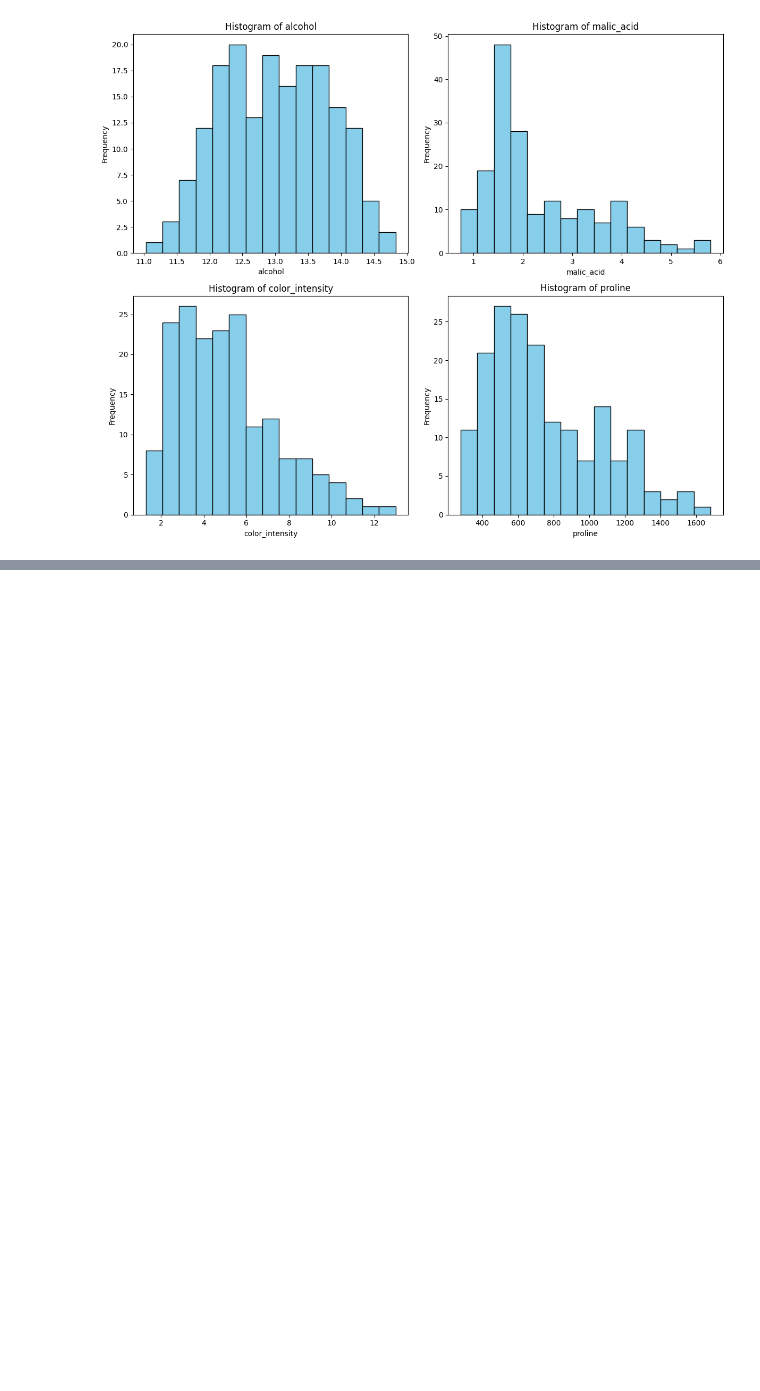
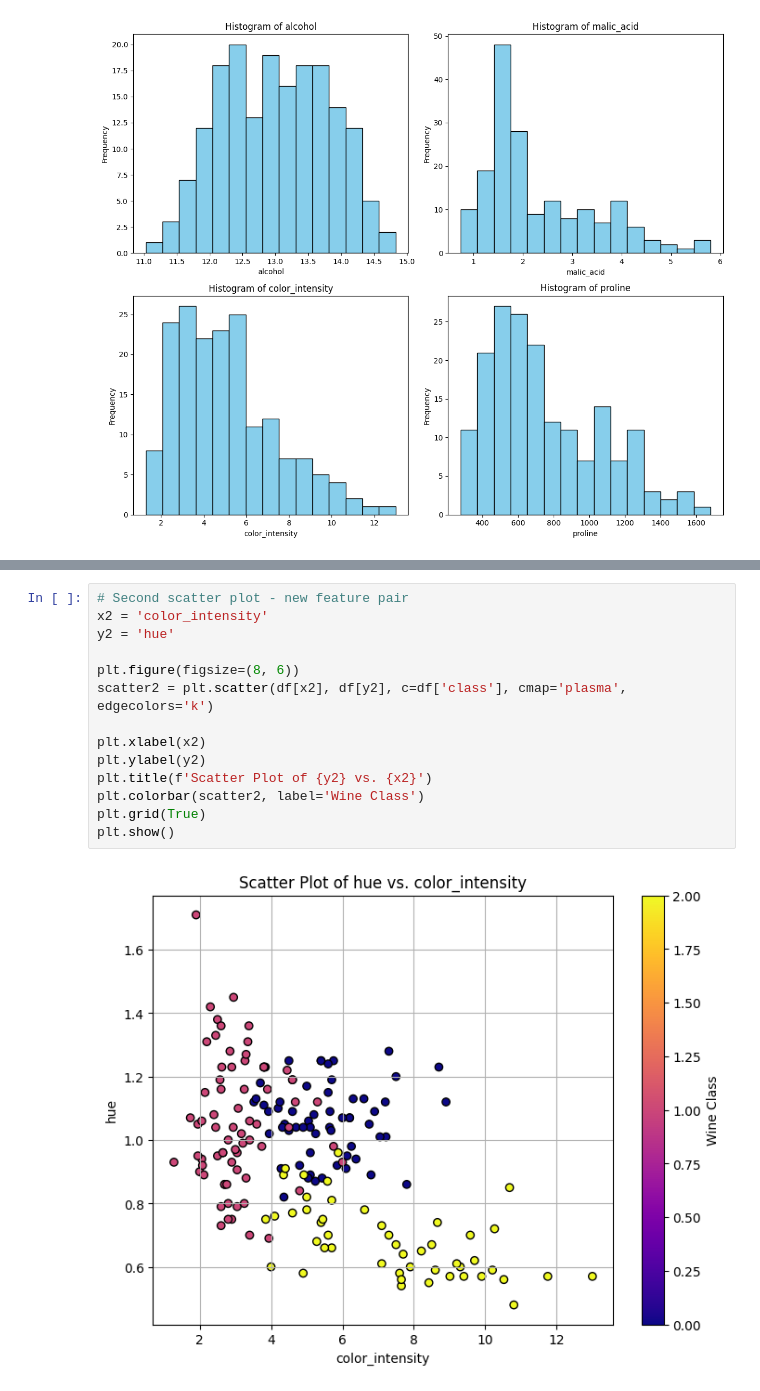
Before and after one commit to Nebulosa-max/data_analysis_assignment, a Jupyter notebook: penguins.ipynb, the cells around one changed output, grey strips where cells are left out. Drawn from its saved outputs; the diff is of its cells as text; blank space fills up the shorter version.

```diff
--- a/penguins.ipynb
+++ b/penguins.ipynb
@@ -144,0 +193,16 @@ plt.show()
+# %%
+# Second scatter plot - new feature pair
+x2 = 'color_intensity'
+y2 = 'hue'
+
+plt.figure(figsize=(8, 6))
+scatter2 = plt.scatter(df[x2], df[y2], c=df['class'], cmap='plasma', edgecolors='k')
+
+plt.xlabel(x2)
+plt.ylabel(y2)
+plt.title(f'Scatter Plot of {y2} vs. {x2}')
+plt.colorbar(scatter2, label='Wine Class')
+plt.grid(True)
+plt.show()
+# %% [output]
+[figure, added]
```
Also changed, not shown: parts of 3 cells of this notebook.
